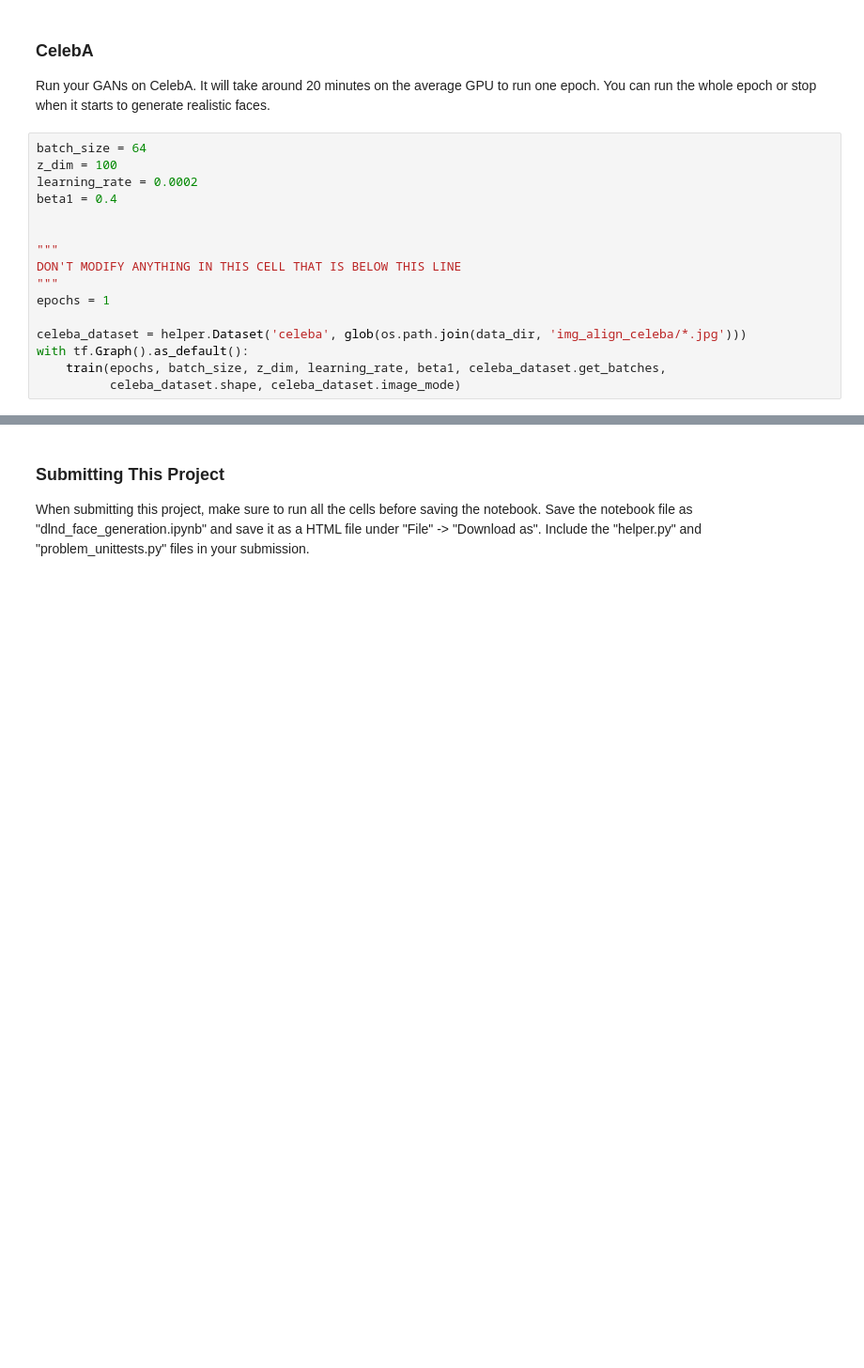
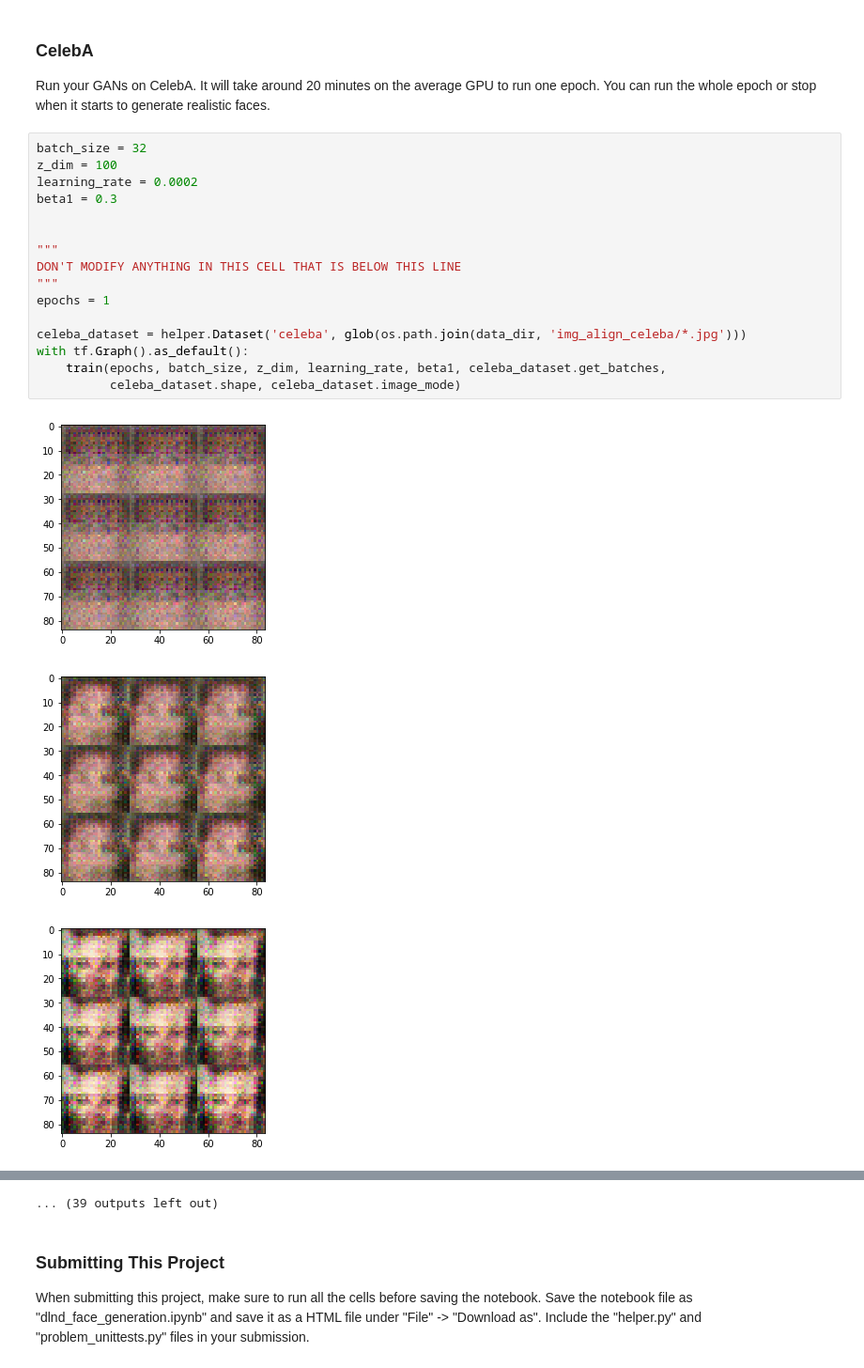
Before and after one commit to sheilaalemany/udacity_deep_learning, a Jupyter notebook: project5/dlnd_face_generation.ipynb, the cells around one changed output, grey strips where cells are left out. Shown at 94% size. Saved outputs shown, nothing was run; the diff lists cells and outputs as text; blank space fills up the shorter version.

```diff
--- a/project5/dlnd_face_generation.ipynb
+++ b/project5/dlnd_face_generation.ipynb
@@ -408,18 +418,22 @@ TypeError: 'int' object is not iterable
 ### CelebA
 Run your GANs on CelebA.  It will take around 20 minutes on the average GPU to run one epoch.  You can run the whole epoch or stop when it starts to generate realistic faces.
 # %%
-batch_size = 64
+batch_size = 32
 z_dim = 100
 learning_rate = 0.0002
-beta1 = 0.4
+beta1 = 0.3
 
 
 """
 DON'T MODIFY ANYTHING IN THIS CELL THAT IS BELOW THIS LINE
 """
 epochs = 1
 
 celeba_dataset = helper.Dataset('celeba', glob(os.path.join(data_dir, 'img_align_celeba/*.jpg')))
 with tf.Graph().as_default():
     train(epochs, batch_size, z_dim, learning_rate, beta1, celeba_dataset.get_batches,
           celeba_dataset.shape, celeba_dataset.image_mode)
+# %% [output]
+[figure, added]
+[figure, added]
+[figure, added]
@@ -426,3 +449,4 @@ with tf.Graph().as_default():
+... (39 outputs left out)
 # %% [markdown]
 ### Submitting This Project
 When submitting this project, make sure to run all the cells before saving the notebook. Save the notebook file as "dlnd_face_generation.ipynb" and save it as a HTML file under "File" -> "Download as". Include the "helper.py" and "problem_unittests.py" files in your submission.
```
Also changed, not shown: parts of 6 cells of this notebook, 1 other file.
